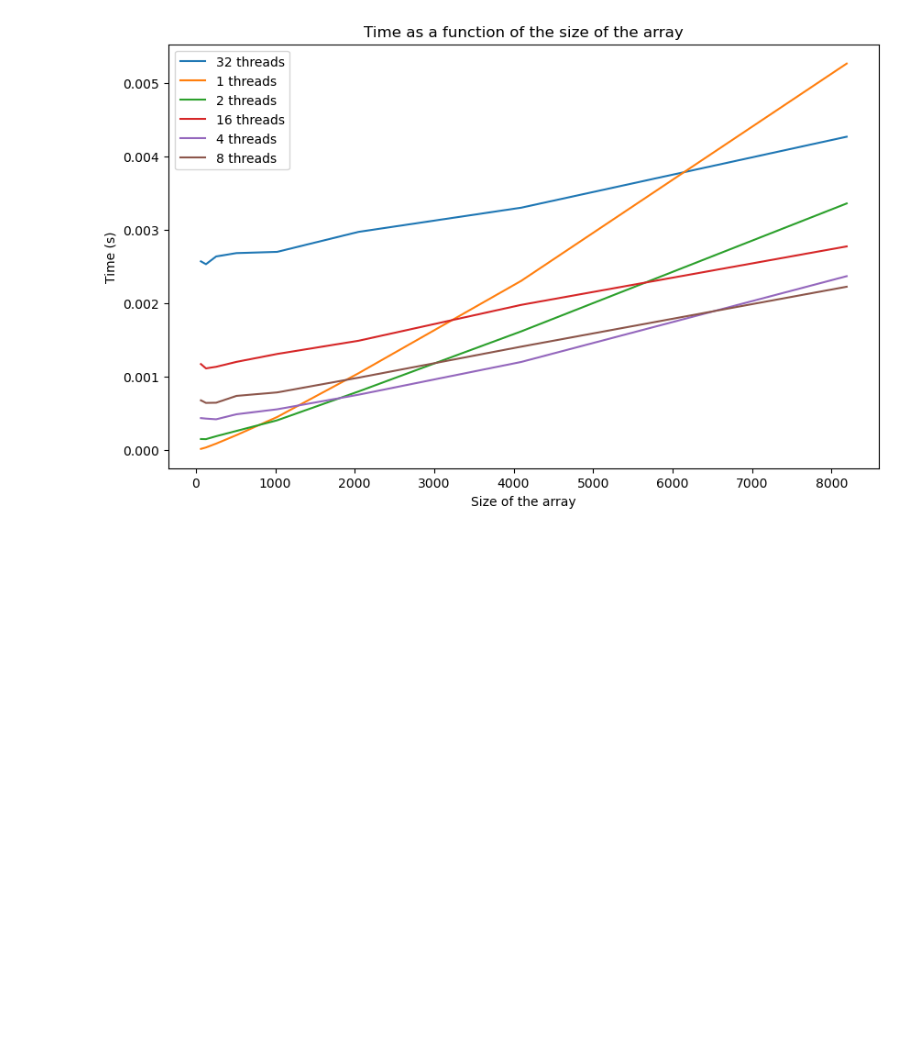
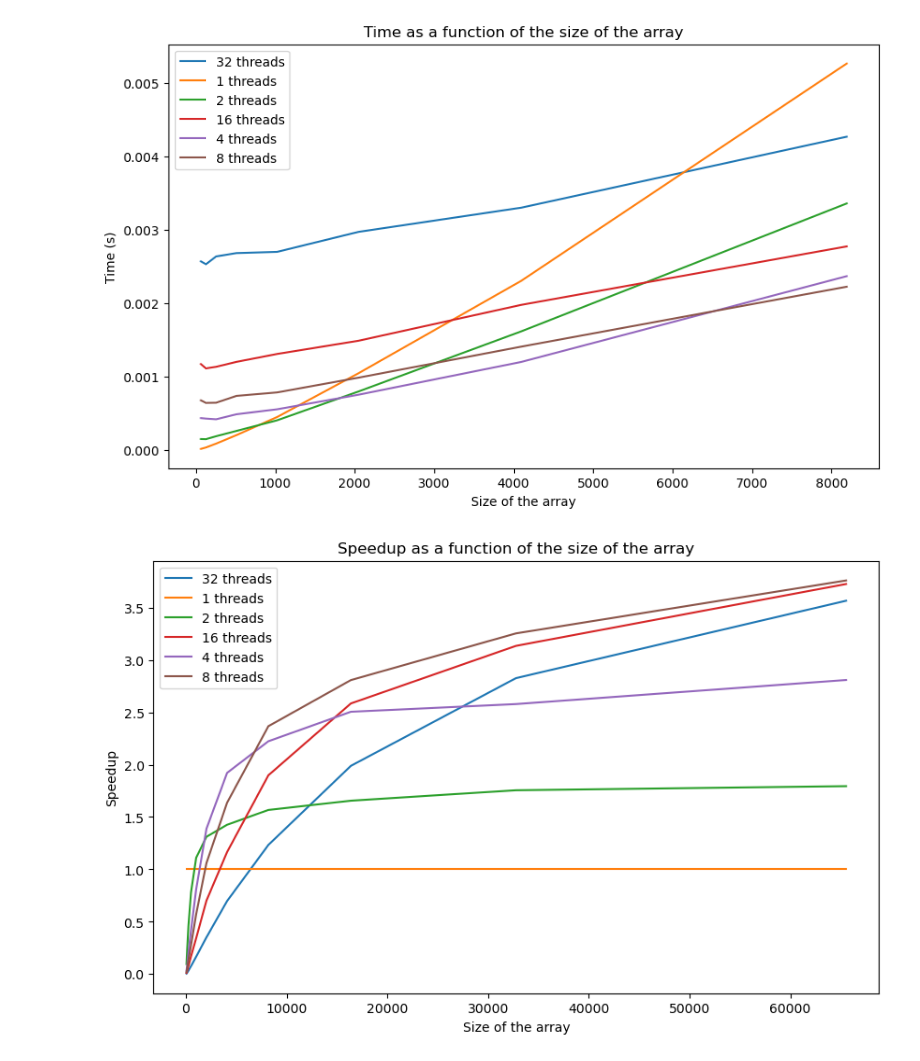
Before and after one commit to loremancio/Computer-Architecture-Project, a Jupyter notebook: benchmark.ipynb, the cells around one changed output. Saved outputs shown, nothing was run; the diff lists cells and outputs as text; code cells hidden in the pictures; blank space fills up the shorter version.

```diff
--- a/benchmark.ipynb
+++ b/benchmark.ipynb
@@ -138,30 +138,43 @@ plt.show()
 
 #plot for the first 6 sizes
 fig = plt.figure(figsize=(10, 6))
 for i in threads:
     plt.plot(measures["size"][i][:7], measures["time"][i][:7], label=f"{i} threads")
 plt.xlabel("Size of the array")
 plt.ylabel("Time (s)")
 plt.title("Time as a function of the size of the array")
 plt.legend()
 plt.show()
 
 fig = plt.figure(figsize=(10, 6))
 for i in threads:
     plt.plot(measures["size"][i][:8], measures["time"][i][:8], label=f"{i} threads")
 plt.xlabel("Size of the array")
 plt.ylabel("Time (s)")
 plt.title("Time as a function of the size of the array")
 plt.legend()
 plt.show()
+
+
+#for each different number of thread, plot the speedup as a function of the size of the array
+fig = plt.figure(figsize=(10, 6))
+for i in threads:
+    speedup = [measures["time"][1][j]/measures["time"][i][j] for j in range(len(measures["time"][1]))]
+    plt.plot(measures["size"][1], speedup, label=f"{i} threads")
+plt.xlabel("Size of the array")
+plt.ylabel("Speedup")
+plt.title("Speedup as a function of the size of the array")
+plt.legend()
+plt.show()
 # %% [output]
 32 [0.0025715, 0.0025325, 0.00263805, 0.0026838, 0.00270062, 0.0029731, 0.00330308, 0.00427063, 0.00580222, 0.00899813, 0.0155947]
 1 [1.42521e-05, 3.35004e-05, 8.59694e-05, 0.00020181, 0.000448895, 0.00104553, 0.00230568, 0.00526813, 0.0115397, 0.0254326, 0.0556019]
 2 [0.000148822, 0.000147076, 0.000186799, 0.000259137, 0.00040395, 0.000797115, 0.00161663, 0.00336061, 0.00696843, 0.014484, 0.0309832]
 16 [0.0011712, 0.00111169, 0.00113356, 0.00120077, 0.00130843, 0.00148861, 0.00197789, 0.00277496, 0.0044647, 0.00811364, 0.0149258]
 4 [0.000434091, 0.000427552, 0.000417883, 0.000486474, 0.00055408, 0.000752838, 0.0011997, 0.00236908, 0.0046063, 0.00986259, 0.0197968]
 8 [0.00067632, 0.000641113, 0.000643744, 0.00073683, 0.000784206, 0.000985184, 0.00140835, 0.00222535, 0.00410975, 0.00781639, 0.0147922]
 [figure]
 [figure]
 [figure]
 [figure]
+[figure, added]
```
Also changed, not shown: 7 other files.
